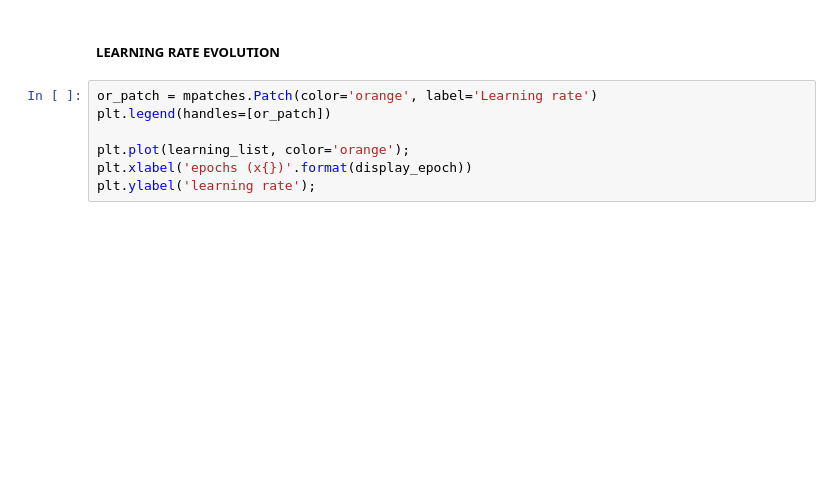
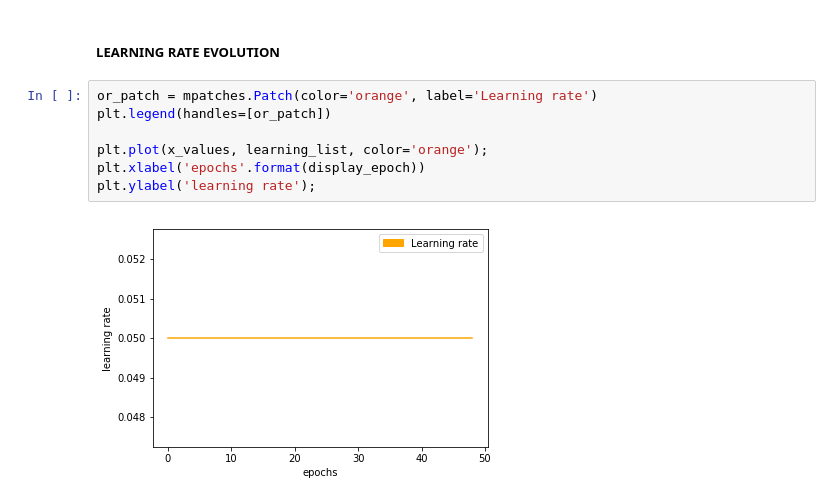
Before and after one commit to igerardoh/cat-dog-cnn-classifier, a Jupyter notebook: python/03-data-analysis/cnn-tensorflow-1.x/cnn-classification-tensorflow1.x-catdog.ipynb, the cells around one changed output. Saved outputs shown, nothing was run; the diff lists cells and outputs as text; blank space fills up the shorter version.

```diff
--- a/python/03-data-analysis/cnn-tensorflow-1.x/cnn-classification-tensorflow1.x-catdog.ipynb
+++ b/python/03-data-analysis/cnn-tensorflow-1.x/cnn-classification-tensorflow1.x-catdog.ipynb
@@ -384,7 +406,9 @@ plt.ylabel('score');
 # %%
 or_patch = mpatches.Patch(color='orange', label='Learning rate')
 plt.legend(handles=[or_patch])
 
-plt.plot(learning_list, color='orange');
-plt.xlabel('epochs (x{})'.format(display_epoch))
+plt.plot(x_values, learning_list, color='orange');
+plt.xlabel('epochs'.format(display_epoch))
 plt.ylabel('learning rate');
+# %% [output]
+[figure, added]
```
Also changed, not shown: parts of 15 cells of this notebook.
